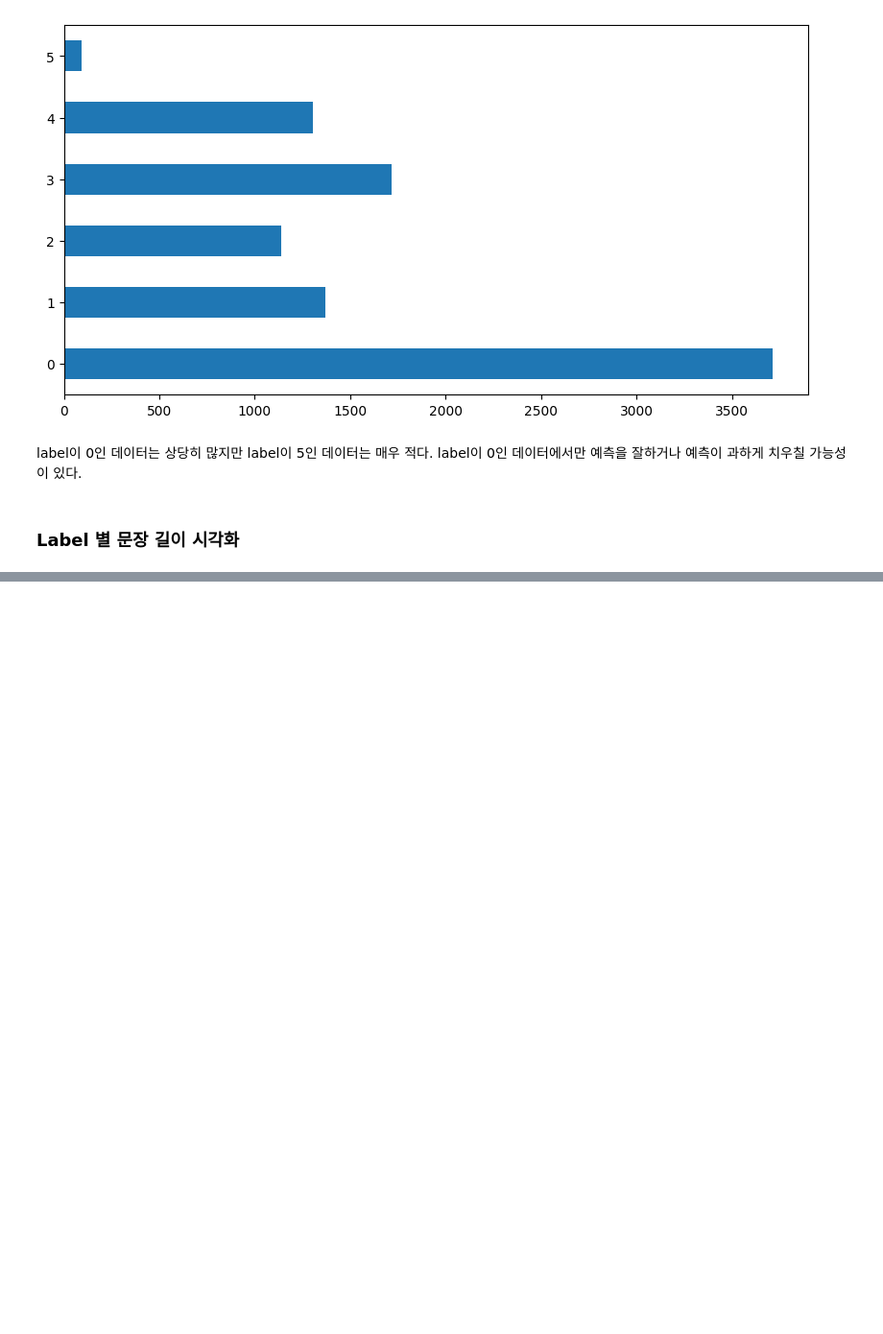
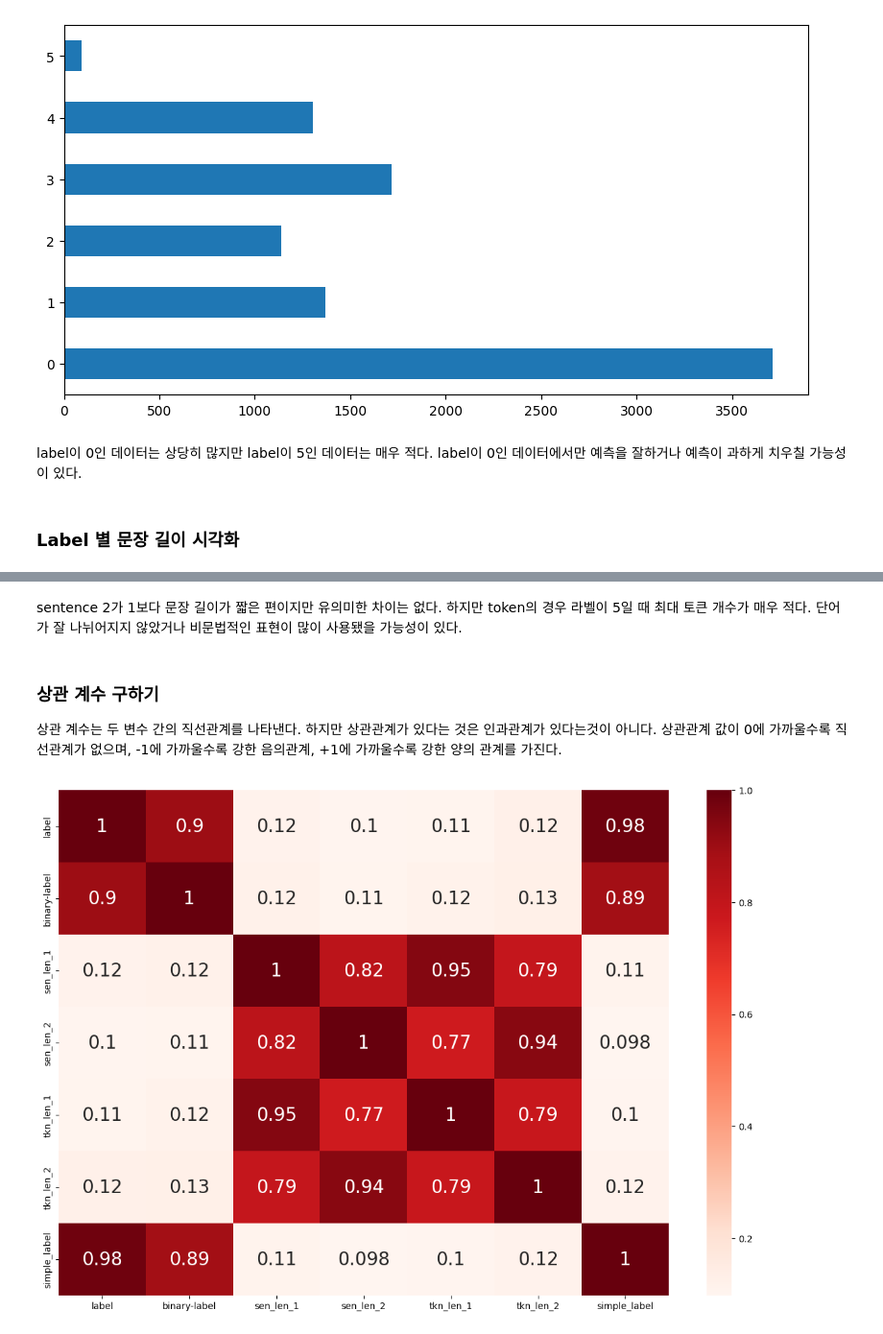
Before and after one commit to boostcampaitech4nlp2/level1_semantictextsimilarity_nlp-level1-nlp-12, a Jupyter notebook: level1/notebooks/data_EDA.ipynb, the cells around one changed output, grey strips where cells are left out. Shown at 96% size. Cells and saved outputs as stored; diff of their text form; code cells hidden in the pictures; blank space fills up the shorter version.

```diff
--- a/level1/notebooks/data_EDA.ipynb
+++ b/level1/notebooks/data_EDA.ipynb
@@ -124,0 +140,14 @@ ValueError: Single argument to subplot must be a three-digit integer, not 21
+# %% [markdown]
+sentence 2가 1보다 문장 길이가 짧은 편이지만 유의미한 차이는 없다.
+하지만 token의 경우 라벨이 5일 때 최대 토큰 개수가 매우 적다.
+단어가 잘 나뉘어지지 않았거나 비문법적인 표현이 많이 사용됐을 가능성이 있다.
+# %% [markdown]
+### 상관 계수 구하기
+
+상관 계수는 두 변수 간의 직선관계를 나타낸다. 하지만 상관관계가 있다는 것은 인과관계가 있다는것이 아니다.
+상관관계 값이 0에 가까울수록 직선관계가 없으며, -1에 가까울수록 강한 음의관계, +1에 가까울수록 강한 양의 관계를 가진다.
+# %%
+plt.figure(figsize = (15, 10))
+g = sns.heatmap(train.corr(), cmap= "Reds", annot_kws = {'size':20}, annot = True)
+# %% [output]
+[figure, added]
```
Also changed, not shown: parts of 3 cells of this notebook.
